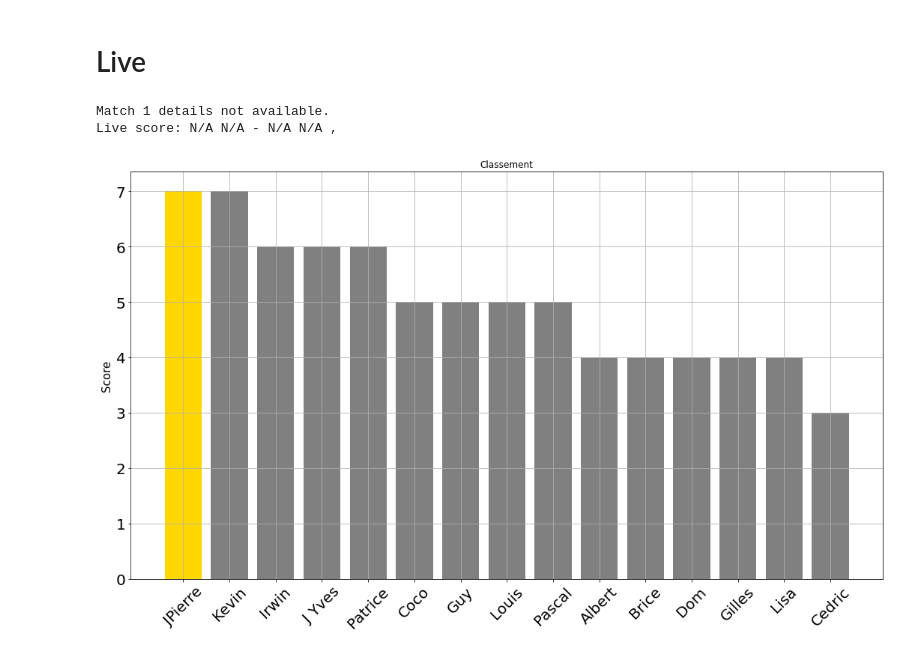
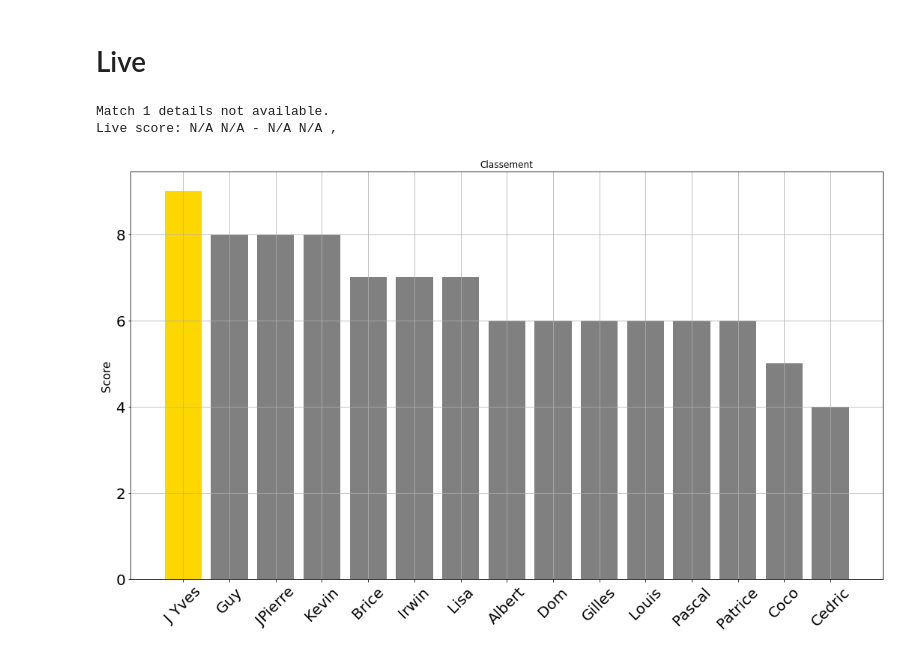
Before and after one commit to coraliegrobel/Classement, a Jupyter notebook: test2.ipynb, the cells around one changed output. Drawn from its saved outputs; the diff is of its cells as text; code cells hidden in the pictures.

Commit message:
Update classement plot

```diff
--- a/test2.ipynb
+++ b/test2.ipynb
@@ -46,14 +54,31 @@ df["Portugal-Sloven score_final"] = "0-0"
+# %%
+# Function to calculate points
+def calculate_points(predicted, actual):
+    pred_scores = predicted.split('-')
+    actual_scores = actual.split('-')
+    if len(pred_scores)>1:
+        # Check if either team score matches
+        if pred_scores[0] == actual_scores[0] or pred_scores[1] == actual_scores[1]:
+            return 2
+        else:
+            return 0
+
+# Apply the function to the DataFrame
 # %%
 for match in all_match:
     s = match + " points"
     a = match + " real winner"
     int_ = match + " basic"
+    nou = match + " nouveau"
     score = match + " score_final"
     df[a] = df[score].apply(lambda x : compute_winner(x))
     df[s] = np.where(df[match +" score_final"] == df[match], 3, 0)
+    df[nou] = df.apply(lambda row: calculate_points(row[match +" score_final"], row[match]), axis=1)
     df[int_] = np.where(df[match+" winner"] == df[a], 1, 0)
     df[int_] = df.apply(lambda row: 0 if row[s] == 3 else row[int_], axis=1)
-    df[s] = df[s]+df[int_]
+    df[nou] = df.apply(lambda row: 0 if row[int_] != 1 else row[nou], axis=1)
+    df[int_] = df.apply(lambda row: 0 if row[nou] == 2 else row[int_], axis=1)
+    df[s] = df[s]+df[int_]+ df[nou]
     df.drop(int_ , axis = 1, inplace = True)
 # %%
 score_columns = [col for col in df.columns if col.endswith('points')]
@@ -63,5 +115,5 @@ df['total_score'] = df[score_columns].sum(axis=1)
 # %%
-affichage = ['Participants', 'Suisse-Italie', 'All-Danemark', 'Angl-Slovak',
-       'Esp-Georgie', 'France-Belgique', 'Portugal-Sloven', "total_score"]
+affichage = ['Participants', 'All - Espagne', 'France - Portugal', 'Angl - Suisse',
+       'Holl - Turquie', "total_score"]
 df[affichage]
 # %% [output]
@@ -173,7 +192,7 @@ while True:
 
     # Match 1
     driver1 = webdriver.Chrome(options=chrome_options)
-    driver1.get("https://www.livescore.in/fr/match/K4DPGJgf/#/resume-du-match/resume-du-match")
+    driver1.get("https://www.livescore.in/fr/match/rm0QrnRk/#/resume-du-match")
 
     # Match 2
     #driver2 = webdriver.Chrome(options=chrome_options)
@@ -232,16 +251,19 @@ while True:
 
         # Match 1 DataFrame update
         if domicile1 and exterieur1:
-            df['France-Belgique score_final'] = str(domicile1.text) + "-" + str(exterieur1.text)
-            s = "France-Belgique points"
-            a = "France-Belgique real winner"
-            int_ = "France-Belgique basic"
-            score = "France-Belgique score_final"
+            df['All-Espagne score_final'] = str(exterieur1.text) + "-" + str(domicile1.text)
+            s = "All-Espagne points"
+            a = "All-Espagne real winner"
+            nou = "All-Espagne nouveau"
+            int_ = "All-Espagne basic"
+            score = "All-Espagne score_final"
             df[a] = df[score].apply(lambda x: compute_winner(x))
-            df[s] = np.where(df["France-Belgique score_final"] == df['France-Belgique'], 3, 0)
-            df[int_] = np.where(df["France-Belgique winner"] == df[a], 1, 0)
+            df[s] = np.where(df["All-Espagne score_final"] == df['All-Espagne'], 3, 0)
+            df[int_] = np.where(df["All-Espagne winner"] == df[a], 1, 0)
             df[int_] = df.apply(lambda row: 0 if row[s] == 3 else row[int_], axis=1)
-            df[s] = df[s] + df[int_]
+            df[nou] = df.apply(lambda row: 0 if row[int_] != 1 else row[nou], axis=1)
+            df[int_] = df.apply(lambda row: 0 if row[nou] == 2 else row[int_], axis=1)
+            df[s] = df[s]+df[int_]+ df[nou]
             df.drop(int_, axis=1, inplace=True)
         """
         # Match 2 DataFrame update
@@ -265,31 +287,31 @@ while True:
         test.reset_index(inplace=True)
         affichage_2 = df[affichage].sort_values("total_score", ascending=False)
         affichage_2.to_html('classement_table.html', index=False)
 
         plt.figure(figsize=(18, 10))
         plt.bar(test["Participants"], test["total_score"], color=['gold', "grey","grey","grey","grey","grey","grey","grey","grey","grey","grey","grey","grey","grey","grey"] * 11)
         plt.ylabel('Score', fontsize=15)
         plt.title('Classement')
         plt.xticks(fontsize=20, rotation=45)
         plt.yticks(fontsize=20)
         plt.grid(True)
         plt.savefig('classement.png')
         plt.show()
         plt.close()
 
         status_output = subprocess.run(['git', 'status', '--porcelain'], capture_output=True, text=True).stdout.strip()
 
         if status_output:
             subprocess.run(['git', 'add', 'classement.png', 'index.html', 'classement_table.html', "test2.ipynb", "index.html", "live_score.html"], check=True)
             subprocess.run(['git', 'commit', '-m', 'Update classement plot'], check=True)
             subprocess.run(['git', 'push'], check=True)
     finally:
         driver1.quit()
         #driver2.quit()
 
     # Sleep for 4 minutes (4 minutes * 60 seconds)
     time.sleep(4 * 60)
 # %% [output]
 Match 1 details not available.
 Live score: N/A N/A - N/A N/A ,
-[figure, old version]
+[figure, new version]
```
Also changed, not shown: parts of 10 cells of this notebook, 2 other files.
